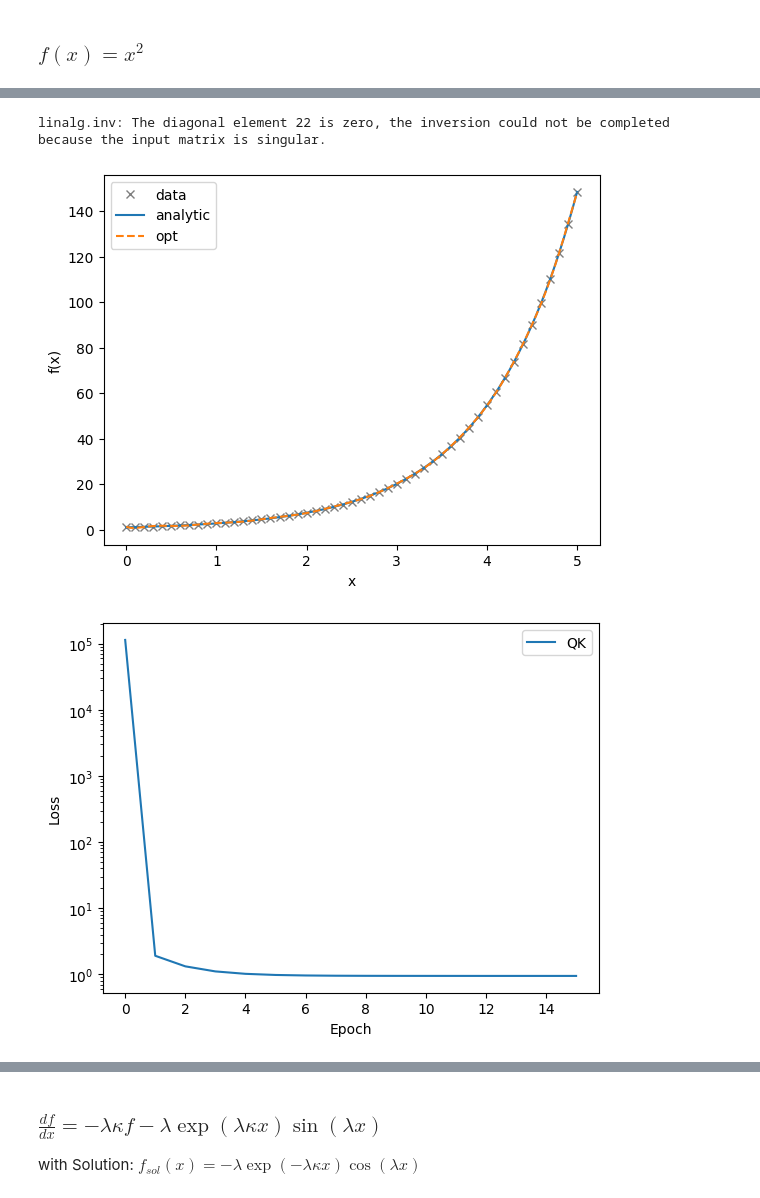
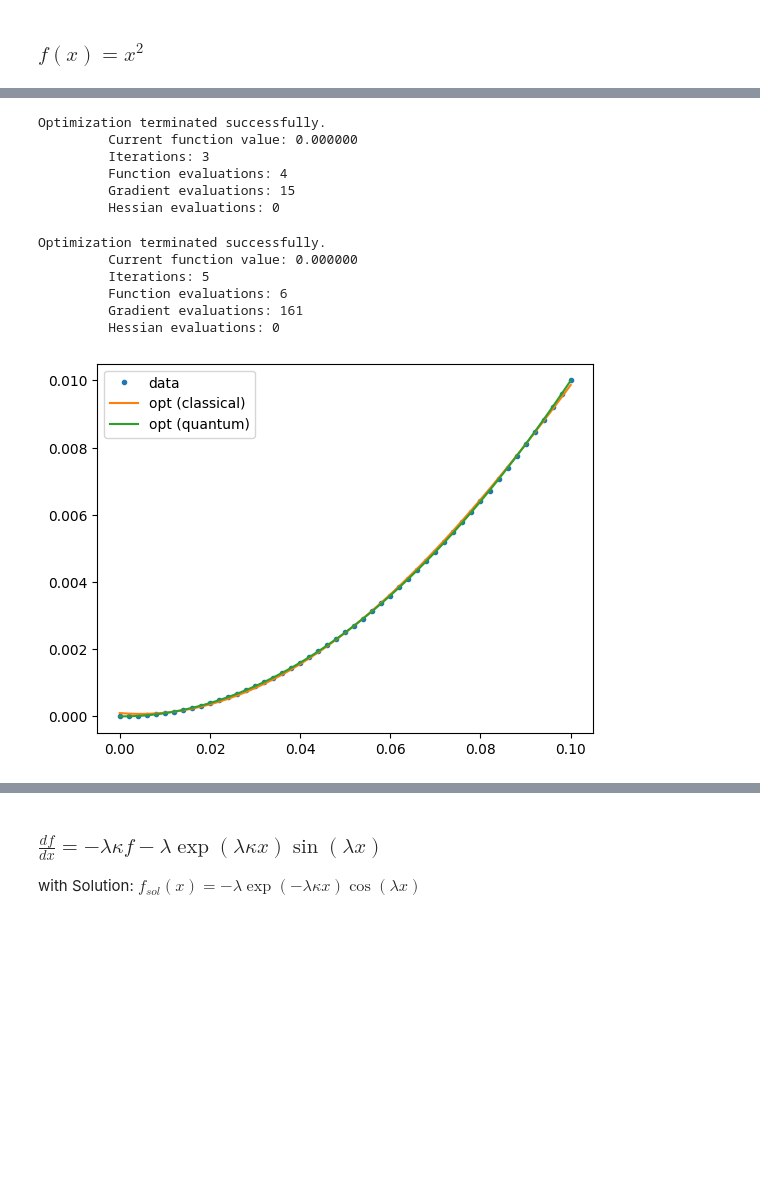
Before and after one commit to LeonardEyer/QKM, a Jupyter notebook: QKM.ipynb, the cells around one changed output, grey strips where cells are left out. Saved outputs shown, nothing was run; the diff lists cells and outputs as text; code cells hidden in the pictures; blank space fills up the shorter version.

```diff
--- a/QKM.ipynb
+++ b/QKM.ipynb
@@ -307,26 +129,28 @@ compare_plot(f, lambda x: x**2, data, xs=np.linspace(0, 0.1, 100))
-# %%
-x = np.linspace(0, 5.0, 51)
-y = np.exp(x)
-data = np.array([x, y])
-# %%
-k = K_classical(0.14)
-try:
-    f,_ = mmr_newton(data, k)
-    plt.plot(x, y, label="trial")
-    plt.plot(x, np.array([f(x) for x in x]), label="original")
-
-except RuntimeError as e:
-    print(e)
-# %% [output]
-linalg.inv: The diagonal element 22 is zero, the inversion could not be completed because the input matrix is singular.
-# %%
-k = K_simple_RX(8)
-f, lossesQK = mmr_newton(data, k)
-
-compare_plot(f, np.exp, data, xs=np.linspace(0, 5, 100))
-# %% [output]
-[figure, removed]
-# %%
-loss_plot([lossesQK], labels=["QK"])
-# %% [output]
-[figure, removed]
+# %%
+k = K_classical(0.14)
+f,_ = mmr(X=x, Y=x, F=y, K=k)
+# %% [output]
+Optimization terminated successfully.
+         Current function value: 0.000000
+         Iterations: 3
+         Function evaluations: 4
+         Gradient evaluations: 15
+         Hessian evaluations: 0
+# %%
+k = K_layered(8, n_layers=5)
+f_q,_ = mmr(X=x, Y=x, F=y, K=k)
+# %% [output]
+Optimization terminated successfully.
+         Current function value: 0.000000
+         Iterations: 5
+         Function evaluations: 6
+         Gradient evaluations: 161
+         Hessian evaluations: 0
+# %%
+plt.plot(x, y, ".", label="data")
+plt.plot(x, [f(x) for x in x], label="opt (classical)")
+plt.plot(x, [f_q(x) for x in x], label="opt (quantum)")
+plt.legend()
+plt.show()
+# %% [output]
+[figure, added]
```
Also changed, not shown: parts of 34 cells of this notebook, 5 other files.
